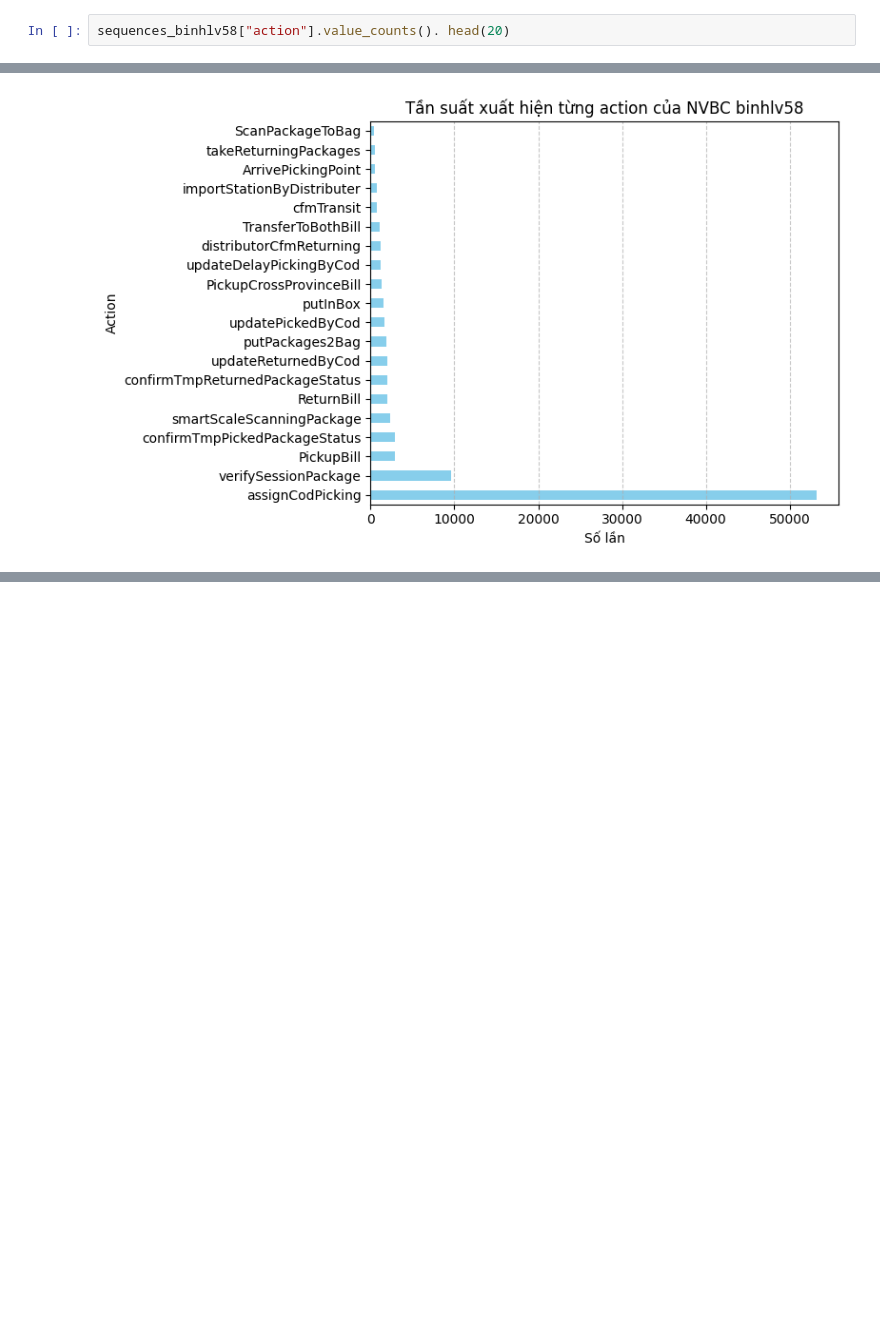
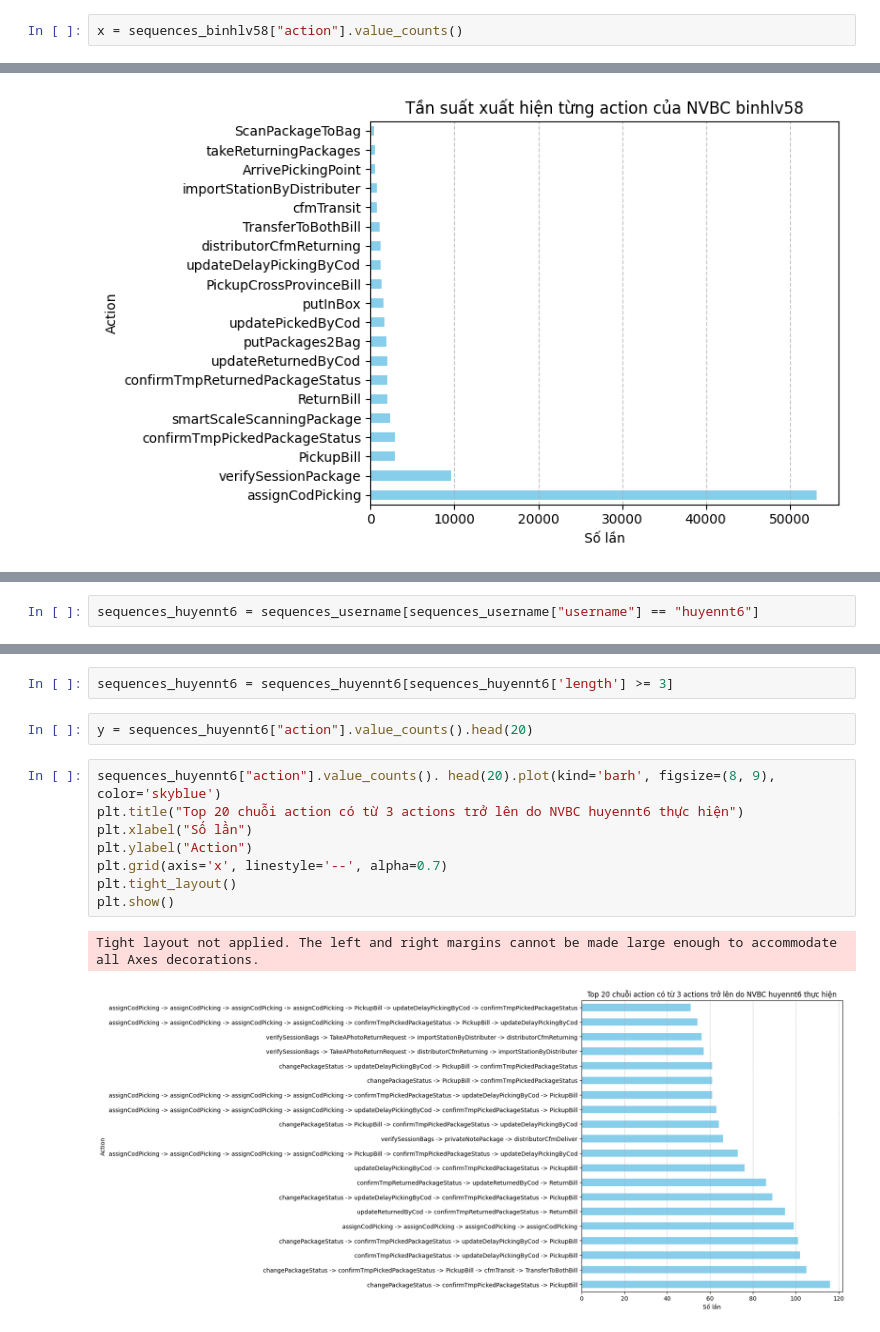
Before and after one commit to yennguyen1909/automation_action, a Jupyter notebook: report.ipynb, the cells around one changed output, grey strips where cells are left out. Cells and saved outputs as stored; diff of their text form; blank space fills up the shorter version.

```diff
--- a/report.ipynb
+++ b/report.ipynb
@@ -887,4 +913,4 @@ top_sequences_binhlv58
 # %%
 sequences_binhlv58 = sequences_binhlv58[sequences_binhlv58['length'] >= 3]
 # %%
-sequences_binhlv58["action"].value_counts(). head(20)
+x = sequences_binhlv58["action"].value_counts()
@@ -968,0 +998,2 @@ plt.show()
+# %%
+sequences_huyennt6 = sequences_username[sequences_username["username"] == "huyennt6"]
@@ -968,0 +1050,15 @@ plt.show()
+# %%
+sequences_huyennt6 = sequences_huyennt6[sequences_huyennt6['length'] >= 3]
+# %%
+y = sequences_huyennt6["action"].value_counts().head(20)
+# %%
+sequences_huyennt6["action"].value_counts(). head(20).plot(kind='barh', figsize=(8, 9), color='skyblue')
+plt.title("Top 20 chuỗi action có từ 3 actions trở lên do NVBC huyennt6 thực hiện")
+plt.xlabel("Số lần")
+plt.ylabel("Action")
+plt.grid(axis='x', linestyle='--', alpha=0.7)
+plt.tight_layout()
+plt.show()
+# %% [output]
+Tight layout not applied. The left and right margins cannot be made large enough to accommodate all Axes decorations.
+[figure, added]
```
Also changed, not shown: parts of 30 cells of this notebook, 1 other file.
